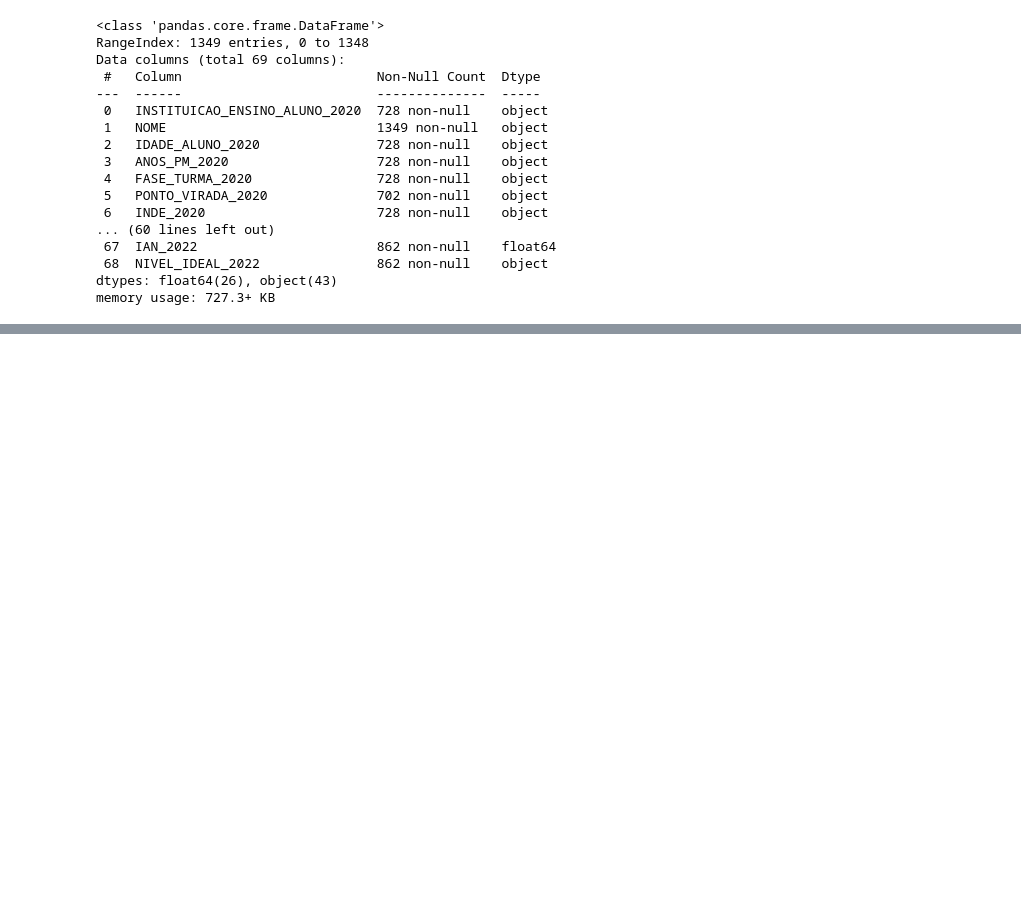
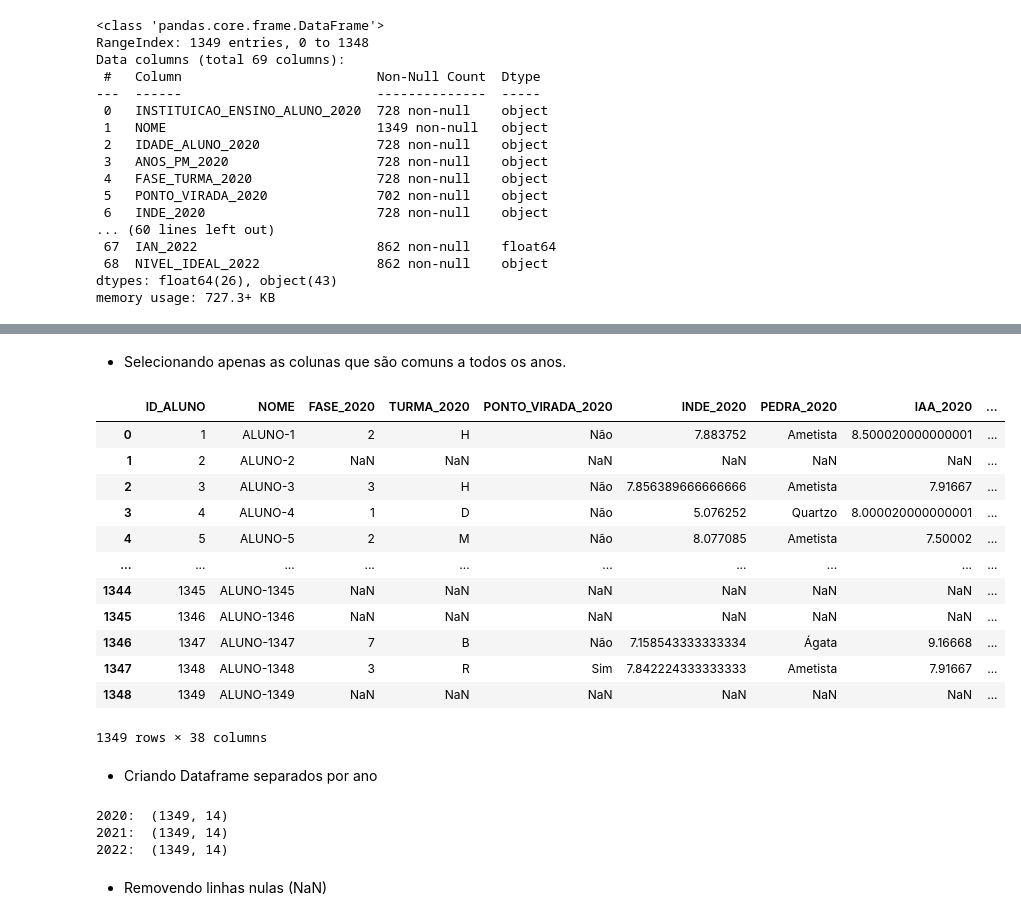
Before and after one commit to r-zambotti/Data_Analytics_Datathon_Grupo-60, a Jupyter notebook: Data_Analytics_Datathon_Grupo_60.ipynb, the cells around one changed output, grey strips where cells are left out. Drawn from its saved outputs; the diff is of its cells as text; code cells hidden in the pictures; blank space fills up the shorter version.

```diff
--- a/Data_Analytics_Datathon_Grupo_60.ipynb
+++ b/Data_Analytics_Datathon_Grupo_60.ipynb
@@ -92,16 +96,21 @@ memory usage: 727.3+ KB
 # %%
-# Função para remover acentuação
-def remover_acentos(texto):
-    if isinstance(texto, str):
-        return ''.join(
+'''# Função para remover acentuação e caracteres especiais
+def limpar_texto(texto):
+    if isinstance(texto, str):  # Verifica se o valor é string
+        # Remover acentuação
+        texto_sem_acentos = ''.join(
             c for c in unicodedata.normalize('NFD', texto)
             if unicodedata.category(c) != 'Mn'
         )
-    return texto
+        # Remover caracteres especiais, mantendo letras, números e espaços
+        texto_limpo = re.sub(r'[^a-zA-Z0-9\s]', '', texto_sem_acentos)
+        return texto_limpo.strip()  # Remove espaços em excesso no início e no fim
+    return texto  # Retorna o valor original se não for string
 
-# Aplicar no índice e converter para minúsculas
-df_pede.index = df_pede.index.map(lambda x: remover_acentos(str(x)).lower())
+# Aplicar a função em todas as células do DataFrame
+df_alunos = df_pede.applymap(lambda x:limpar_texto(str(x)).lower())
 
 # Exibir as primeiras linhas do DataFrame
-df_pede.head()
+df_alunos.head()
+'''
 # %% [output]
@@ -141,0 +120,3 @@ df.head()
+# %%
+df_pede[['FASE_2020', 'TURMA_2020']] = df_pede['FASE_TURMA_2020'].str.extract(r'(.{1})(.{1})')
+df_pede.drop('FASE_TURMA_2020', axis=1, inplace=True)
@@ -141,0 +125,3 @@ df.head()
+# %%
+df_pede['ID_ALUNO']=df_pede['NOME'].str.split('-').str[1].astype(int)
+df_pede.head()
@@ -141,0 +158,24 @@ df.head()
+# %% [markdown]
+- Selecionando apenas as colunas que são comuns a todos os anos.
+# %%
+df_alunos = df_pede[['ID_ALUNO','NOME',
+                     'FASE_2020','TURMA_2020','PONTO_VIRADA_2020','INDE_2020','PEDRA_2020','IAA_2020','IEG_2020','IPS_2020','IDA_2020','IPP_2020','IPV_2020','IAN_2020',
+                     'FASE_2021','TURMA_2021','PONTO_VIRADA_2021','INDE_2021','PEDRA_2021','IAA_2021','IEG_2021','IPS_2021','IDA_2021','IPP_2021','IPV_2021','IAN_2021',
+                     'FASE_2022','TURMA_2022','PONTO_VIRADA_2022','INDE_2022','PEDRA_2022','IAA_2022','IEG_2022','IPS_2022','IDA_2022','IPP_2022','IPV_2022','IAN_2022']]
+df_alunos
+# %% [output]
+|  | ID_ALUNO | NOME | FASE_2020 | TURMA_2020 | PONTO_VIRADA_2020 | INDE_2020 | PEDRA_2020 | IAA_2020 | ... |
+| 0 | 1 | ALUNO-1 | 2 | H | Não | 7.883752 | Ametista | 8.500020000000001 | ... |
+| 1 | 2 | ALUNO-2 | NaN | NaN | NaN | NaN | NaN | NaN | ... |
+| 2 | 3 | ALUNO-3 | 3 | H | Não | 7.856389666666666 | Ametista | 7.91667 | ... |
+| 3 | 4 | ALUNO-4 | 1 | D | Não | 5.076252 | Quartzo | 8.000020000000001 | ... |
+| 4 | 5 | ALUNO-5 | 2 | M | Não | 8.077085 | Ametista | 7.50002 | ... |
+| ... | ... | ... | ... | ... | ... | ... | ... | ... | ... |
+| 1344 | 1345 | ALUNO-1345 | NaN | NaN | NaN | NaN | NaN | NaN | ... |
+| 1345 | 1346 | ALUNO-1346 | NaN | NaN | NaN | NaN | NaN | NaN | ... |
+| 1346 | 1347 | ALUNO-1347 | 7 | B | Não | 7.158543333333334 | Ágata | 9.16668 | ... |
+| 1347 | 1348 | ALUNO-1348 | 3 | R | Sim | 7.842224333333333 | Ametista | 7.91667 | ... |
+| 1348 | 1349 | ALUNO-1349 | NaN | NaN | NaN | NaN | NaN | NaN | ... |
+1349 rows × 38 columns
+# %% [markdown]
+- Criando Dataframe separados por ano
@@ -141,0 +186,10 @@ df.head()
+# %%
+print ('2020: ',df_alunos_2020.shape)
+print ('2021: ',df_alunos_2021.shape)
+print ('2022: ',df_alunos_2022.shape)
+# %% [output]
+2020:  (1349, 14)
+2021:  (1349, 14)
+2022:  (1349, 14)
+# %% [markdown]
+- Removendo linhas nulas (NaN)
```
Also changed, not shown: parts of 21 cells of this notebook.
